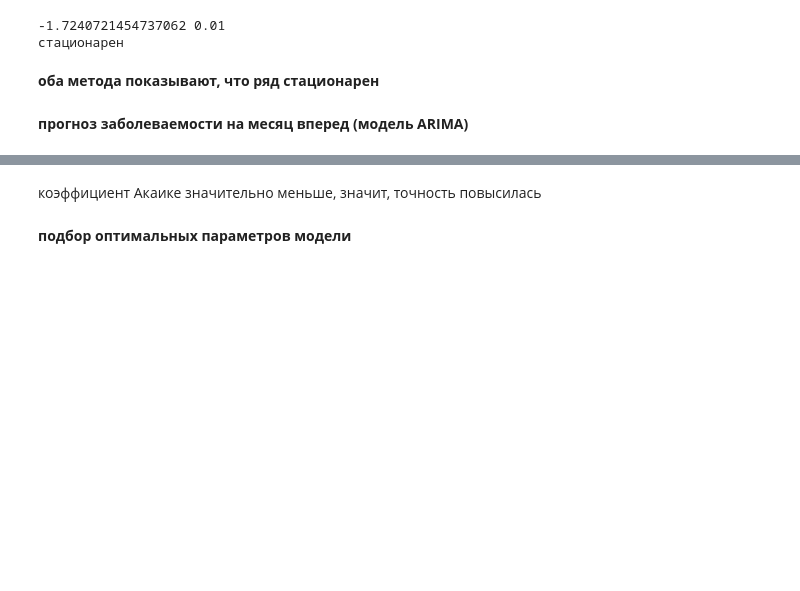
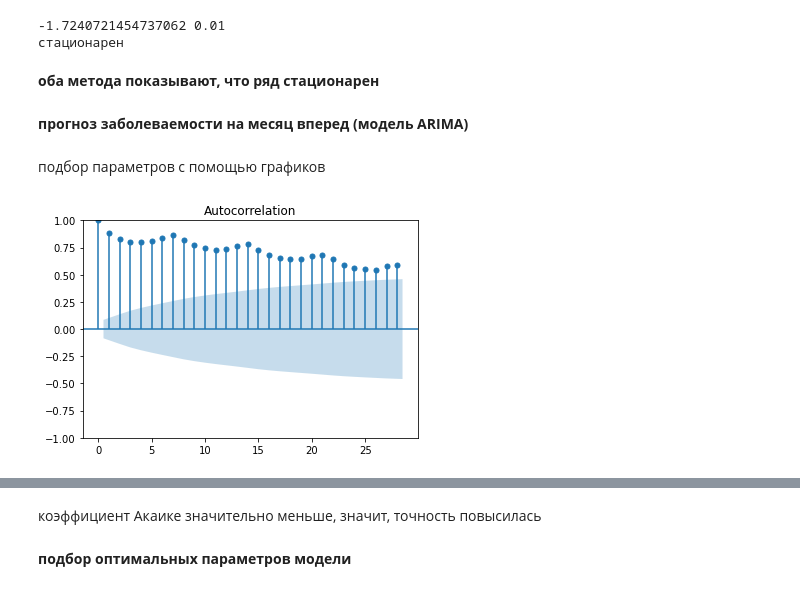
Before and after one commit to vorobevamv/brunoyam_dz, a Jupyter notebook: dz_09.ipynb, the cells around one changed output, grey strips where cells are left out. Saved outputs shown, nothing was run; the diff lists cells and outputs as text; code cells hidden in the pictures; blank space fills up the shorter version.

```diff
--- a/dz_09.ipynb
+++ b/dz_09.ipynb
@@ -93,3 +93,5 @@ else:
 **оба метода показывают, что ряд стационарен**
 # %% [markdown]
 **прогноз заболеваемости на месяц вперед (модель ARIMA)**
+# %% [markdown]
+подбор параметров с помощью графиков
@@ -95,0 +100,5 @@ else:
+# %%
+#параметр p
+plot_acf(df_Fin).show()
+# %% [output]
+[figure, added]
```
Also changed, not shown: parts of 15 cells of this notebook, 1 other file.
